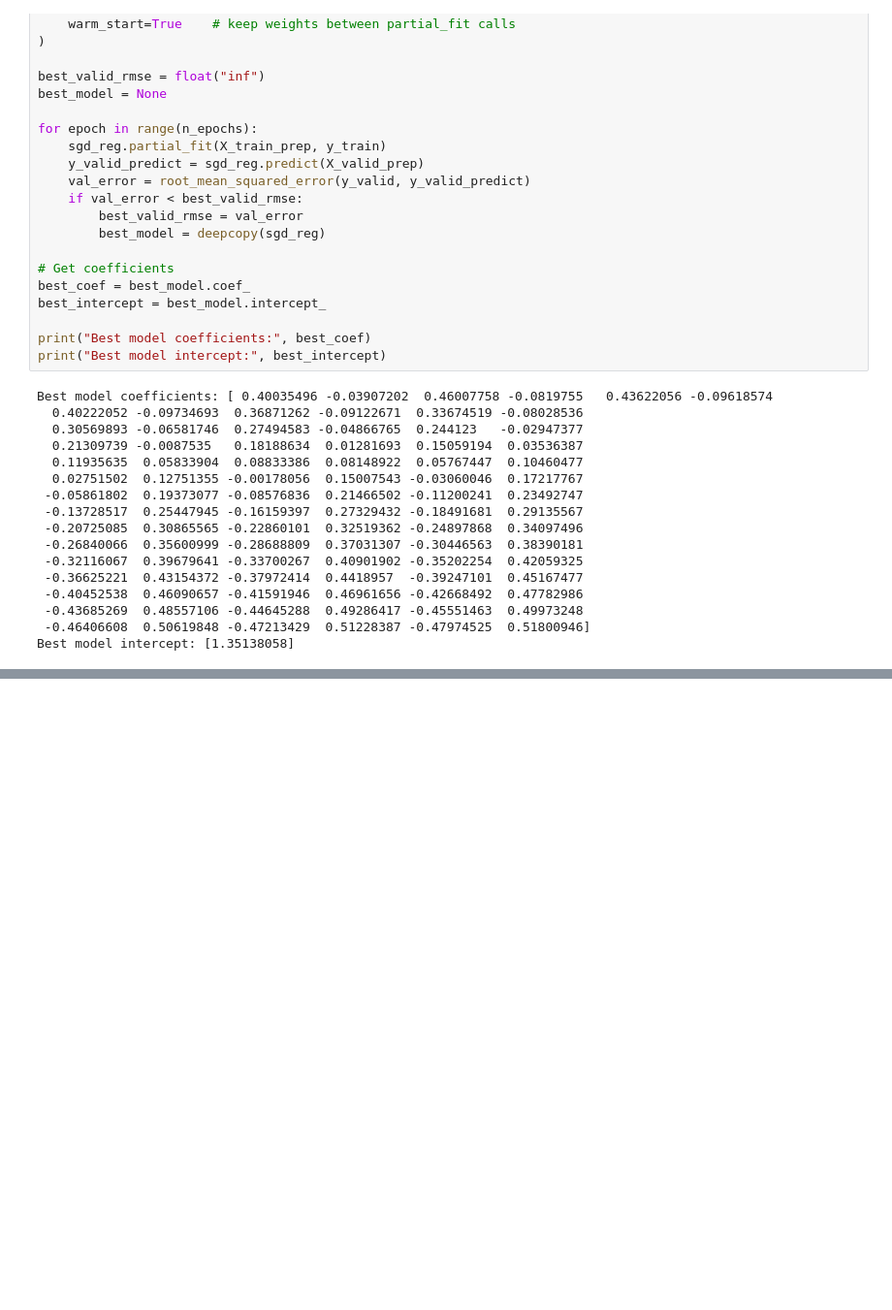
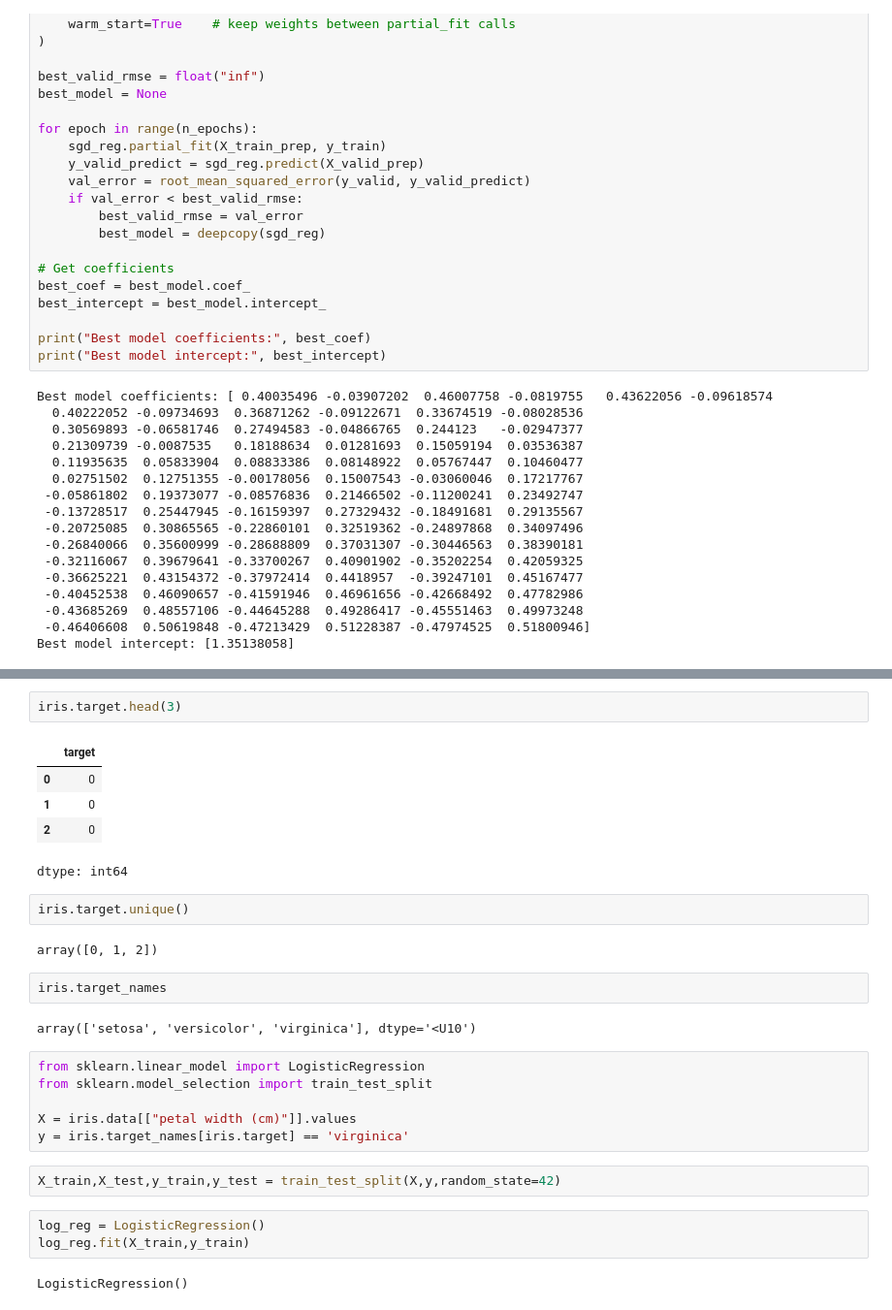
Before and after one commit to 19mddill/Machine_Learning_Projects, a Jupyter notebook: linear_model_training_principles.ipynb, the cells around one changed output, grey strips where cells are left out. Shown at 97% size. Drawn from its saved outputs; the diff is of its cells as text; blank space fills up the shorter version.

Commit message:
loaded iris dataset for logistic regression classification

```diff
--- a/linear_model_training_principles.ipynb
+++ b/linear_model_training_principles.ipynb
@@ -1013,0 +1038,29 @@ Best model intercept: [1.35138058]
+# %%
+iris.target.head(3)
+# %% [output]
+|  | target |
+| 0 | 0 |
+| 1 | 0 |
+| 2 | 0 |
+dtype: int64
+# %%
+iris.target.unique()
+# %% [output]
+array([0, 1, 2])
+# %%
+iris.target_names
+# %% [output]
+array(['setosa', 'versicolor', 'virginica'], dtype='<U10')
+# %%
+from sklearn.linear_model import LogisticRegression
+from sklearn.model_selection import train_test_split
+
+X = iris.data[["petal width (cm)"]].values
+y = iris.target_names[iris.target] == 'virginica'
+# %%
+X_train,X_test,y_train,y_test = train_test_split(X,y,random_state=42)
+# %%
+log_reg = LogisticRegression()
+log_reg.fit(X_train,y_train)
+# %% [output]
+LogisticRegression()
```
Also changed, not shown: parts of 7 cells of this notebook.
